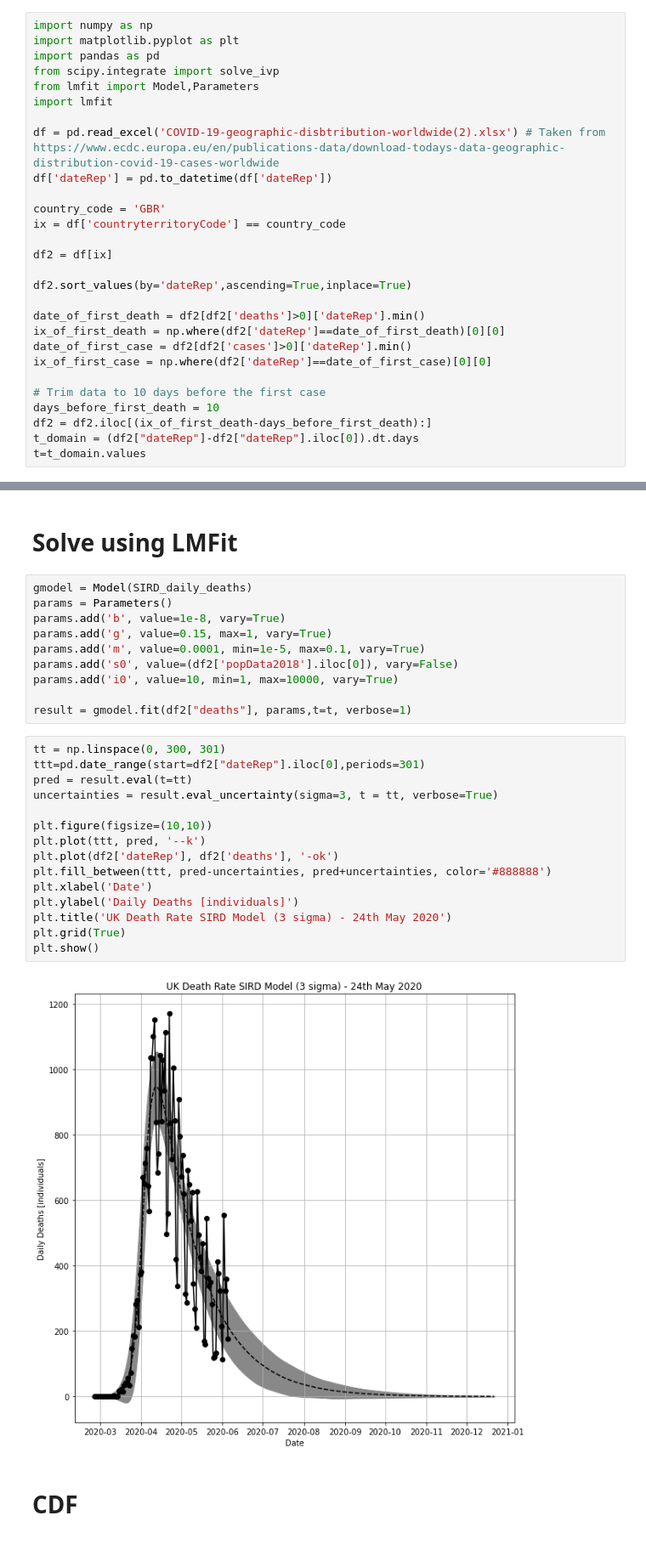
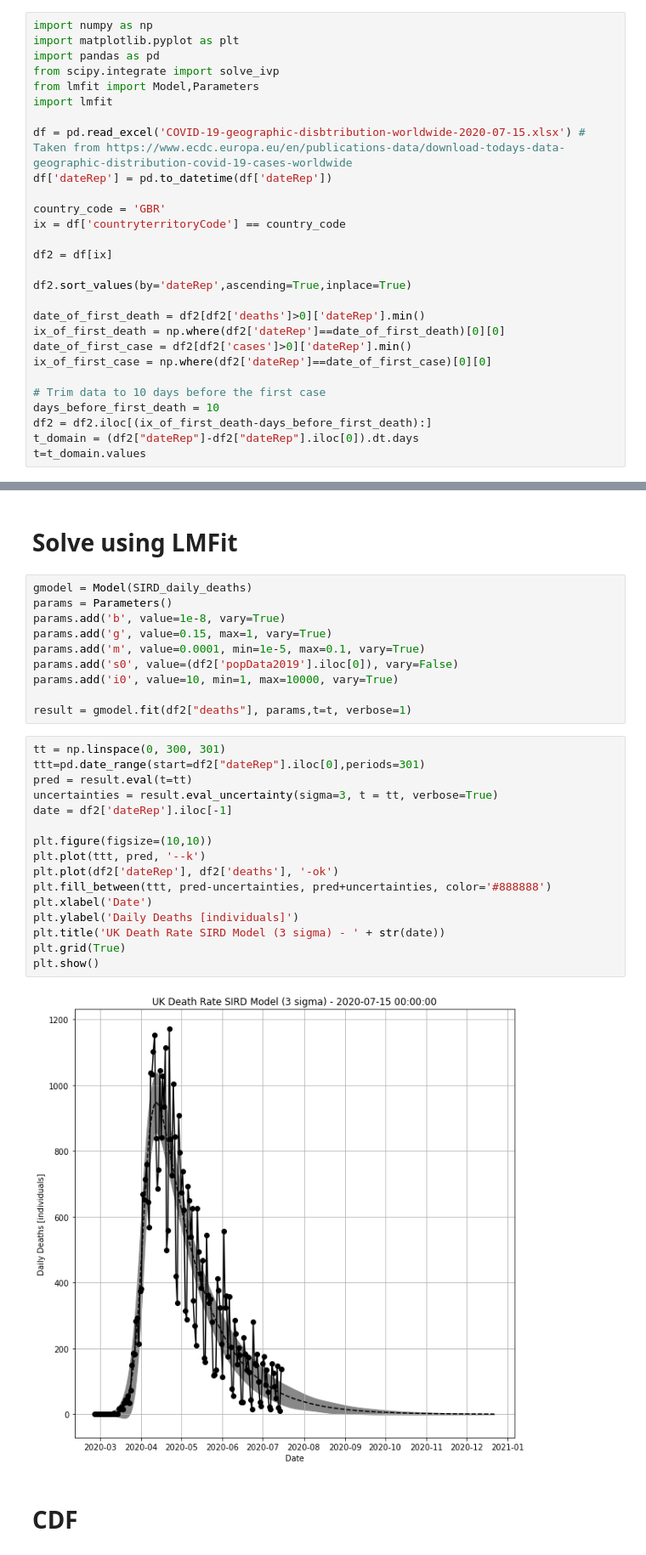
Before and after one commit to dkersh/UK_Covid19_SIRD_model, a Jupyter notebook: studyData.ipynb, the cells around one changed output, grey strips where cells are left out. Shown at 85% size. Cells and saved outputs as stored; diff of their text form.

```diff
--- a/studyData.ipynb
+++ b/studyData.ipynb
@@ -6,7 +6,7 @@ from scipy.integrate import solve_ivp
 from lmfit import Model,Parameters
 import lmfit
 
-df = pd.read_excel('COVID-19-geographic-disbtribution-worldwide(2).xlsx') # Taken from https://www.ecdc.europa.eu/en/publications-data/download-todays-data-geographic-distribution-covid-19-cases-worldwide
+df = pd.read_excel('COVID-19-geographic-disbtribution-worldwide-2020-07-15.xlsx') # Taken from https://www.ecdc.europa.eu/en/publications-data/download-todays-data-geographic-distribution-covid-19-cases-worldwide
 df['dateRep'] = pd.to_datetime(df['dateRep'])
 
 country_code = 'GBR'
@@ -87,27 +87,28 @@ params = Parameters()
 params.add('b', value=1e-8, vary=True)
 params.add('g', value=0.15, max=1, vary=True)
 params.add('m', value=0.0001, min=1e-5, max=0.1, vary=True)
-params.add('s0', value=(df2['popData2018'].iloc[0]), vary=False)
+params.add('s0', value=(df2['popData2019'].iloc[0]), vary=False)
 params.add('i0', value=10, min=1, max=10000, vary=True)
 
 result = gmodel.fit(df2["deaths"], params,t=t, verbose=1)
 # %%
 tt = np.linspace(0, 300, 301)
 ttt=pd.date_range(start=df2["dateRep"].iloc[0],periods=301)
 pred = result.eval(t=tt)
 uncertainties = result.eval_uncertainty(sigma=3, t = tt, verbose=True)
+date = df2['dateRep'].iloc[-1]
 
 plt.figure(figsize=(10,10))
 plt.plot(ttt, pred, '--k')
 plt.plot(df2['dateRep'], df2['deaths'], '-ok')
 plt.fill_between(ttt, pred-uncertainties, pred+uncertainties, color='#888888')
 plt.xlabel('Date')
 plt.ylabel('Daily Deaths [individuals]')
-plt.title('UK Death Rate SIRD Model (3 sigma) - 24th May 2020')
+plt.title('UK Death Rate SIRD Model (3 sigma) - ' + str(date))
 plt.grid(True)
 plt.show()
 # %% [output]
-[figure, old version]
+[figure, new version]
 # %% [markdown]
 # CDF
 # %%
```
Also changed, not shown: parts of 3 cells of this notebook.
